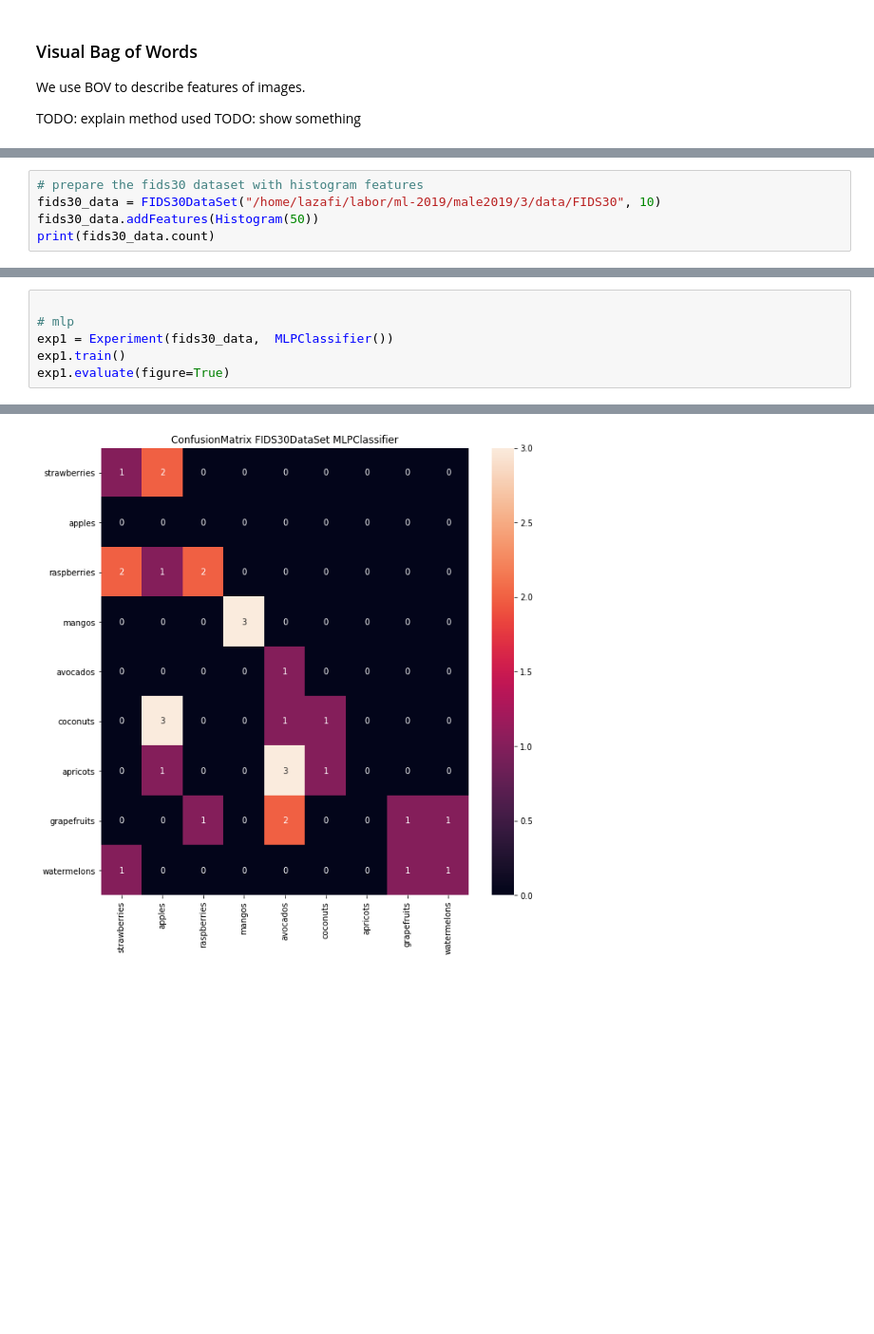
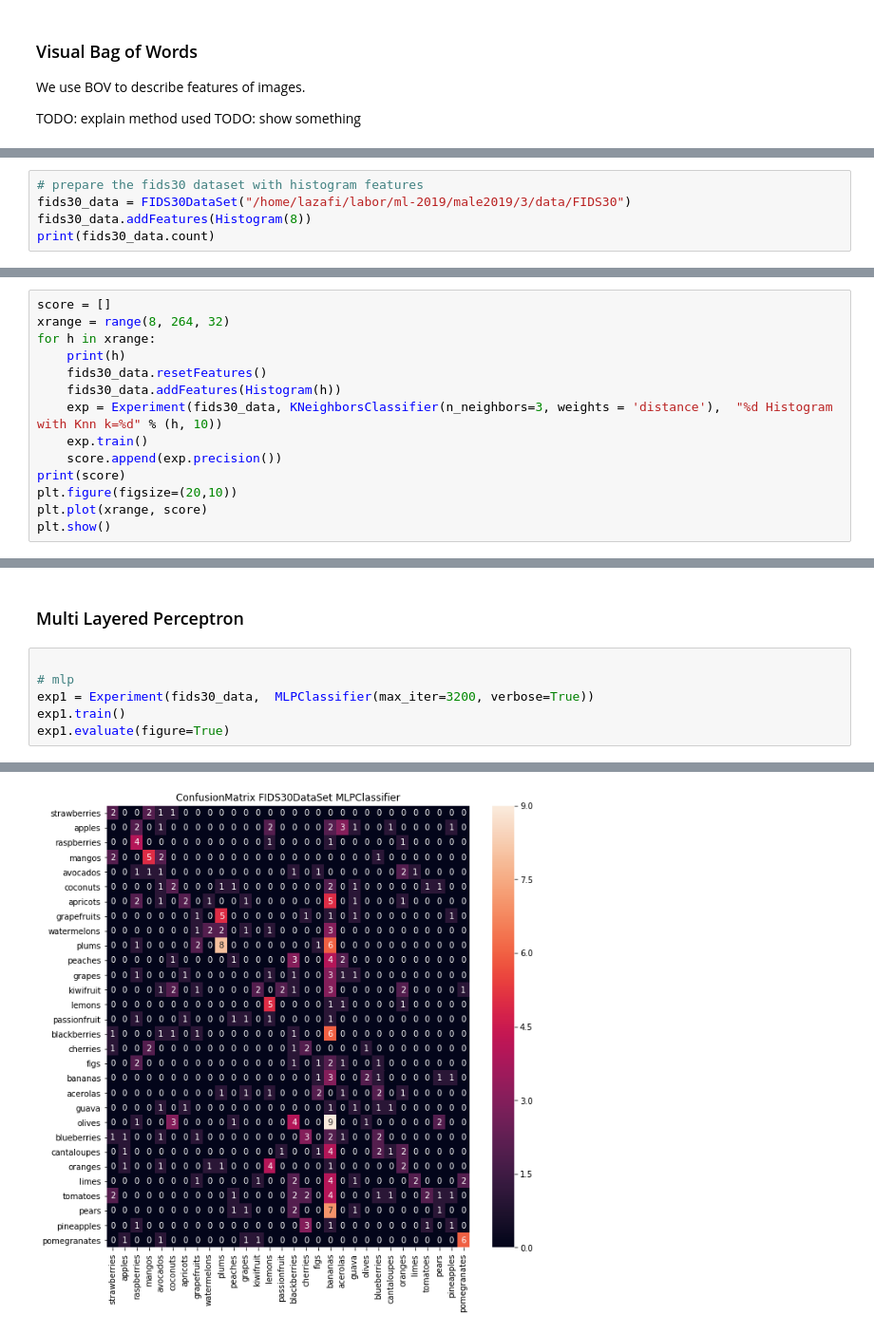
Before and after one commit to lazafi/male2019, a Jupyter notebook: 3/report1.ipynb, the cells around one changed output, grey strips where cells are left out. Shown at 95% size. Saved outputs shown, nothing was run; the diff lists cells and outputs as text; blank space fills up the shorter version.

```diff
--- a/3/report1.ipynb
+++ b/3/report1.ipynb
@@ -76,6 +94,6 @@ Vocabulary Histogram Generated
 # %%
 # prepare the fids30 dataset with histogram features
-fids30_data = FIDS30DataSet("/home/lazafi/labor/ml-2019/male2019/3/data/FIDS30", 10)
-fids30_data.addFeatures(Histogram(50))
+fids30_data = FIDS30DataSet("/home/lazafi/labor/ml-2019/male2019/3/data/FIDS30")
+fids30_data.addFeatures(Histogram(8))
 print(fids30_data.count)
 # %% [output]
@@ -143,0 +180,14 @@ plt.show()
+# %%
+score = []
+xrange = range(8, 264, 32)
+for h in xrange:
+    print(h)
+    fids30_data.resetFeatures()
+    fids30_data.addFeatures(Histogram(h))
+    exp = Experiment(fids30_data, KNeighborsClassifier(n_neighbors=3, weights = 'distance'),  "%d Histogram with Knn k=%d" % (h, 10))
+    exp.train()
+    score.append(exp.precision())
+print(score)
+plt.figure(figsize=(20,10))
+plt.plot(xrange, score)
+plt.show()
@@ -144,7 +205,9 @@ plt.show()
+# %% [markdown]
+### Multi Layered Perceptron
 # %%
 
 # mlp
-exp1 = Experiment(fids30_data,  MLPClassifier())
+exp1 = Experiment(fids30_data,  MLPClassifier(max_iter=3200, verbose=True))
 exp1.train()
 exp1.evaluate(figure=True)
 # %% [output]
@@ -151,4 +231,4 @@ exp1.evaluate(figure=True)
-[figure, old version]
+[figure, new version]
 # %%
 exp1.evaluate(text=True)
 # %% [output]
```
Also changed, not shown: parts of 32 cells of this notebook, 4 other files.
